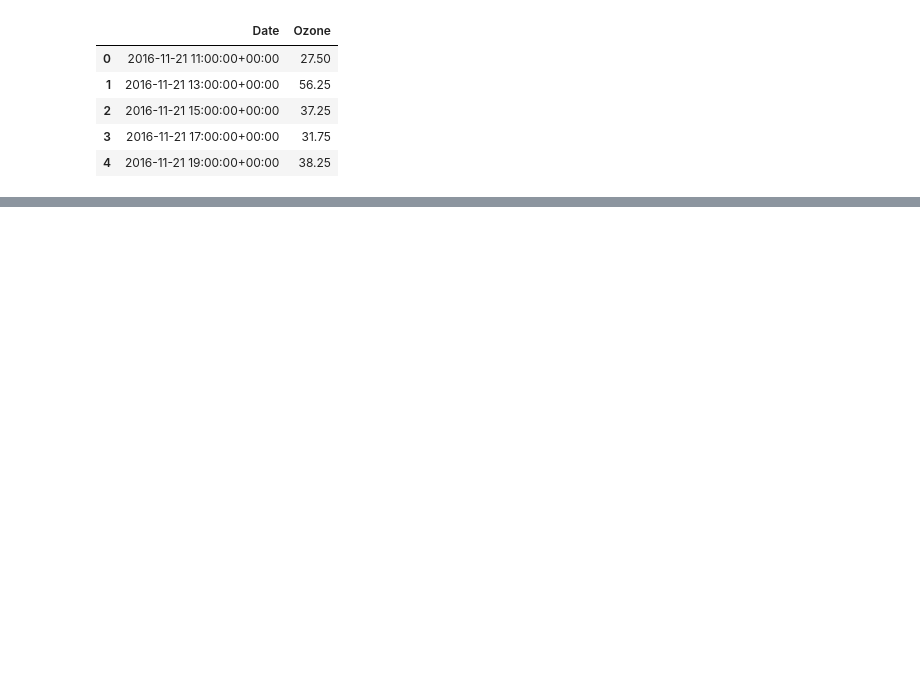
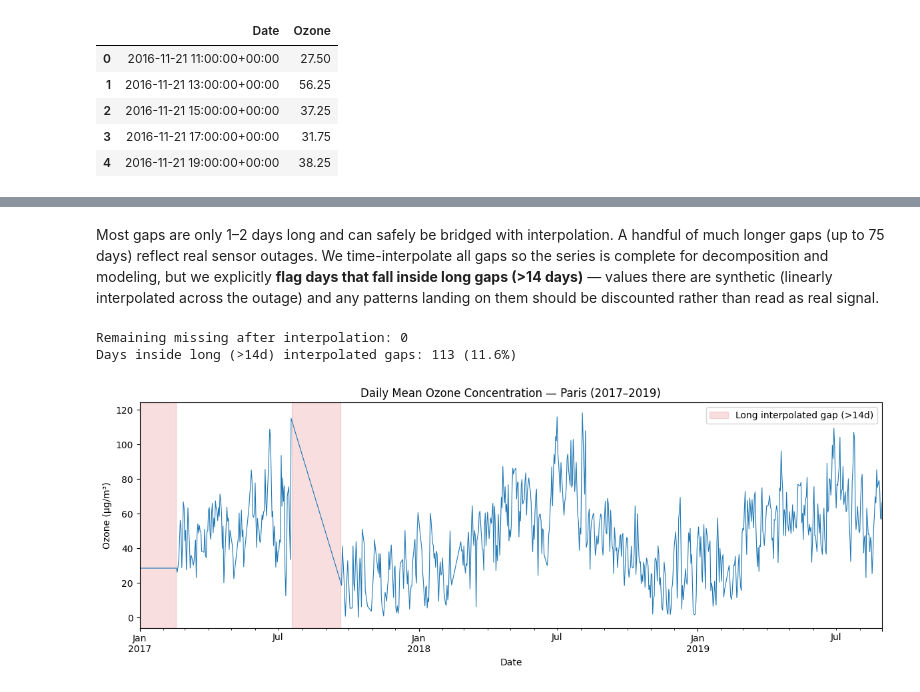
Before and after one commit to aykahsay/N-mes-Gauzy-france-ozone-time-series-forecasting, a Jupyter notebook: paris-ozone-time-series-forecasting.ipynb, the cells around one changed output, grey strips where cells are left out. Cells and saved outputs as stored; diff of their text form; code cells hidden in the pictures; blank space fills up the shorter version.

```diff
--- a/paris-ozone-time-series-forecasting.ipynb
+++ b/paris-ozone-time-series-forecasting.ipynb
@@ -217,0 +291,15 @@ ozone_df.head()
+# %%
+daily_raw = ozone_df["Ozone"].resample("D").mean().asfreq("D")
+
+# 2016 contributes only 11 partial days at the very start of the record; drop it and start
+# the series from the first full calendar year.
+daily_raw = daily_raw.loc["2017-01-01":]
+
+print(f"Daily calendar days: {len(daily_raw)}")
+print(f"Missing days: {daily_raw.isna().sum()} ({daily_raw.isna().mean():.1%})")
+
+is_null = daily_raw.isna()
+gap_id = (is_null != is_null.shift()).cumsum()
+gap_lengths = daily_raw[is_null].groupby(gap_id[is_null]).size().sort_values(ascending=False)
+print("\nLongest gaps (consecutive missing days):")
+print(gap_lengths.head(10))
@@ -217,0 +323,26 @@ ozone_df.head()
+# %% [markdown]
+Most gaps are only 1–2 days long and can safely be bridged with interpolation. A handful of much longer gaps (up to 75 days) reflect real sensor outages. We time-interpolate all gaps so the series is complete for decomposition and modeling, but we explicitly **flag days that fall inside long gaps (>14 days)** — values there are synthetic (linearly interpolated across the outage) and any patterns landing on them should be discounted rather than read as real signal.
+# %%
+long_gap_mask = pd.Series(False, index=daily_raw.index)
+gap_id2 = (daily_raw.isna() != daily_raw.isna().shift()).cumsum()
+for _, grp in daily_raw[daily_raw.isna()].groupby(gap_id2[daily_raw.isna()]):
+    if len(grp) > 14:
+        long_gap_mask.loc[grp.index] = True
+
+daily = daily_raw.interpolate(method="time").ffill().bfill()
+print(f"Remaining missing after interpolation: {daily.isna().sum()}")
+print(f"Days inside long (>14d) interpolated gaps: {long_gap_mask.sum()} ({long_gap_mask.mean():.1%})")
+
+fig, ax = plt.subplots()
+daily.plot(ax=ax, color="tab:blue", lw=0.8)
+for _, grp in daily[long_gap_mask].groupby((~long_gap_mask).cumsum()[long_gap_mask]):
+    ax.axvspan(grp.index.min(), grp.index.max(), color="tab:red", alpha=0.15)
+ax.set_title("Daily Mean Ozone Concentration — Paris (2017–2019)")
+ax.set_ylabel("Ozone (µg/m³)")
+ax.legend(handles=[Patch(color="tab:red", alpha=0.15, label="Long interpolated gap (>14d)")])
+plt.tight_layout()
+plt.show()
+# %% [output]
+Remaining missing after interpolation: 0
+Days inside long (>14d) interpolated gaps: 113 (11.6%)
+[figure, added]
```
Also changed, not shown: parts of 44 cells of this notebook, 15 other files.
